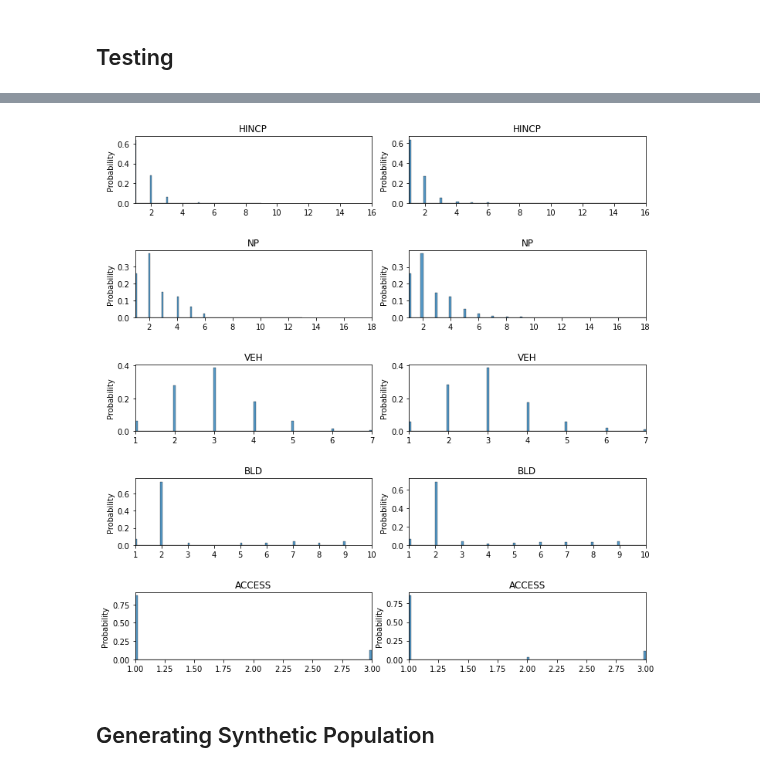
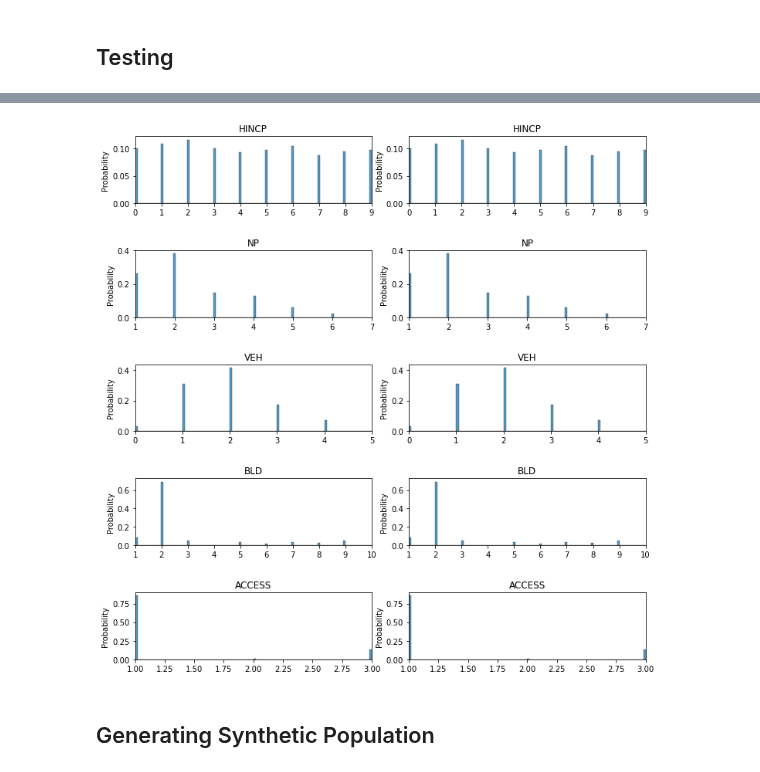
Before and after one commit to zackAemmer/generative_synthesis, a Jupyter notebook: household_synthesizer.ipynb, the cells around one changed output, grey strips where cells are left out. Saved outputs shown, nothing was run; the diff lists cells and outputs as text; code cells hidden in the pictures.

```diff
--- a/household_synthesizer.ipynb
+++ b/household_synthesizer.ipynb
@@ -123,7 +126,7 @@ Training on 4218 samples
 # [67.4782133102417, <tf.Tensor: shape=(), dtype=float32, numpy=8.163122>, <tf.Tensor: shape=(), dtype=float32, numpy=1.3749605>, KstestResult(statistic=0.27553862404506846, pvalue=0.0), Power_divergenceResult(statistic=121310.24485971738, pvalue=0.0), [512, 100, 3, 8, 0.05, 0.5]]
 
 BATCH_SIZE = 512
-EPOCHS = 100
+EPOCHS = 1000
 LATENT_DIM = 3
 HIDDEN_DIM = 16
 KL_WEIGHT = .05
@@ -227,10 +228,10 @@ class validationCallback(keras.callbacks.Callback):
             val_loss.append(loss_cat)
 # %%
 # Train the model using single set of hyperparameters
-LEN_HH = 0  # Number of household variables (used in CVAE)
+HH_IDX = len(CAT_LENGTHS)  # Number of household variables (used in CVAE)
 start_time = time.time()
 
-vae = VAE.VAE(MANIFEST_DIM, HIDDEN_DIM, LATENT_DIM, CAT_LENGTHS, LEN_HH, KL_WEIGHT)
+vae = VAE.VAE(MANIFEST_DIM, HIDDEN_DIM, LATENT_DIM, CAT_LENGTHS, HH_IDX, KL_WEIGHT)
 vae.compile(optimizer=keras.optimizers.Adam())
 history = vae.fit(train_data, epochs=EPOCHS, batch_size=BATCH_SIZE, callbacks=[validationCallback()])
 
@@ -294,38 +293,33 @@ NameError: name 'd' is not defined
-# %%
-# Transform continuous/categorical variables back to real values in the results and test data
-results_df = pd.DataFrame()
-test_data_df = pd.DataFrame()
-
-# Argmax for each categorical variable the results data
-for i, x in enumerate(results[0]):
-    result = np.argmax(x, axis=1) + 1
-    results_df[f"{i}"] = result
-current = 0
-
-# Argmax for each categorical variable the test data
-for i, x in enumerate(CAT_LENGTHS):
-    test_data_cat = test_data[:,current:(current + x)]
-    test_data_cat = np.argmax(test_data_cat, axis=1) + 1
-    test_data_df[f"{i}"] = test_data_cat
-    current += x
-
-# Add back original variables names to the results
-results_df.columns = VAR_NAMES
-test_data_df.columns = VAR_NAMES
+# %%
+# Convert the testing data from ohe to values
+test_data_df = pd.DataFrame()
+for i, x in enumerate(results[0]):
+    result = np.apply_along_axis(DataProcessor.logit_to_val, 1, x, pums_encodings_list[i])
+    result_df = pd.DataFrame(result).add_prefix(f"{VAR_NAMES[i]}_")
+    test_data_df = pd.concat([test_data_df, result_df], axis=1)
+test_data_df.columns = VAR_NAMES
+
+# Convert the test results from logits to values
+test_results_df = pd.DataFrame()
+for i, x in enumerate(results[0]):
+    result = np.apply_along_axis(DataProcessor.logit_to_val, 1, x, pums_encodings_list[i])
+    result_df = pd.DataFrame(result).add_prefix(f"{VAR_NAMES[i]}_")
+    test_results_df = pd.concat([test_results_df, result_df], axis=1)
+test_results_df.columns = VAR_NAMES
 # %%
 # Show distributions of the resulting variables
 fig, axes = plt.subplots(nrows=len(VAR_NAMES), ncols=2, figsize=(10,10))
 fig.tight_layout(h_pad=4)
 
 for i, col in enumerate(VAR_NAMES):
-    sns.histplot(results_df[col], ax=axes[i,0], stat='probability', bins=100).set(xlim=(min(test_data_df[col]),max(test_data_df[col])))
+    sns.histplot(test_results_df[col], ax=axes[i,0], stat='probability', bins=100).set(xlim=(min(test_data_df[col]),max(test_data_df[col])))
     axes[i,0].set_title(col)
     axes[i,0].set_xlabel(None)
     sns.histplot(test_data_df[col], ax=axes[i,1], stat='probability', bins=100).set(xlim=(min(test_data_df[col]),max(test_data_df[col])))
     axes[i,1].set_title(col)
     axes[i,1].set_xlabel(None)
 # %% [output]
-[figure, old version]
+[figure, new version]
 # %% [markdown]
 ## Generating Synthetic Population
 # %%
```
Also changed, not shown: parts of 16 cells of this notebook, 3 other files.
